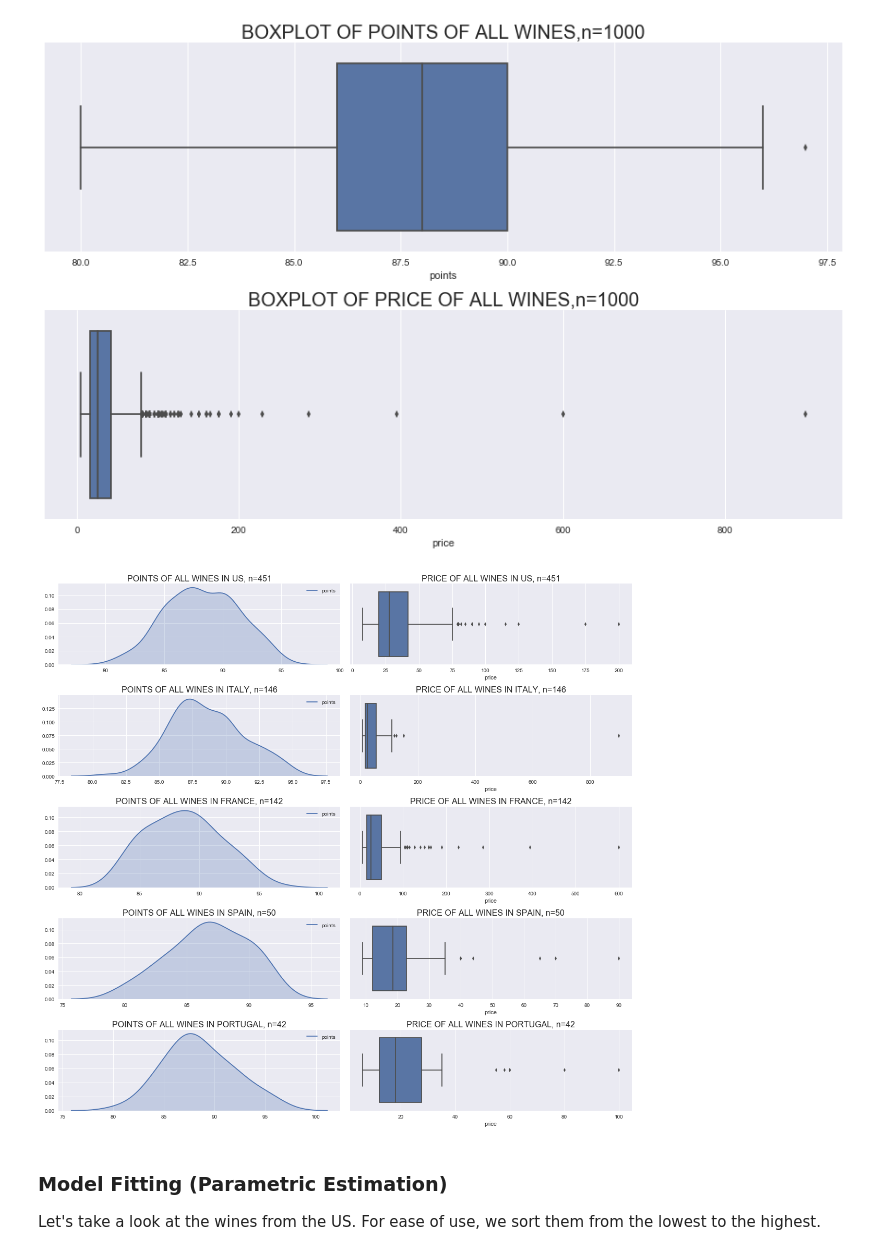
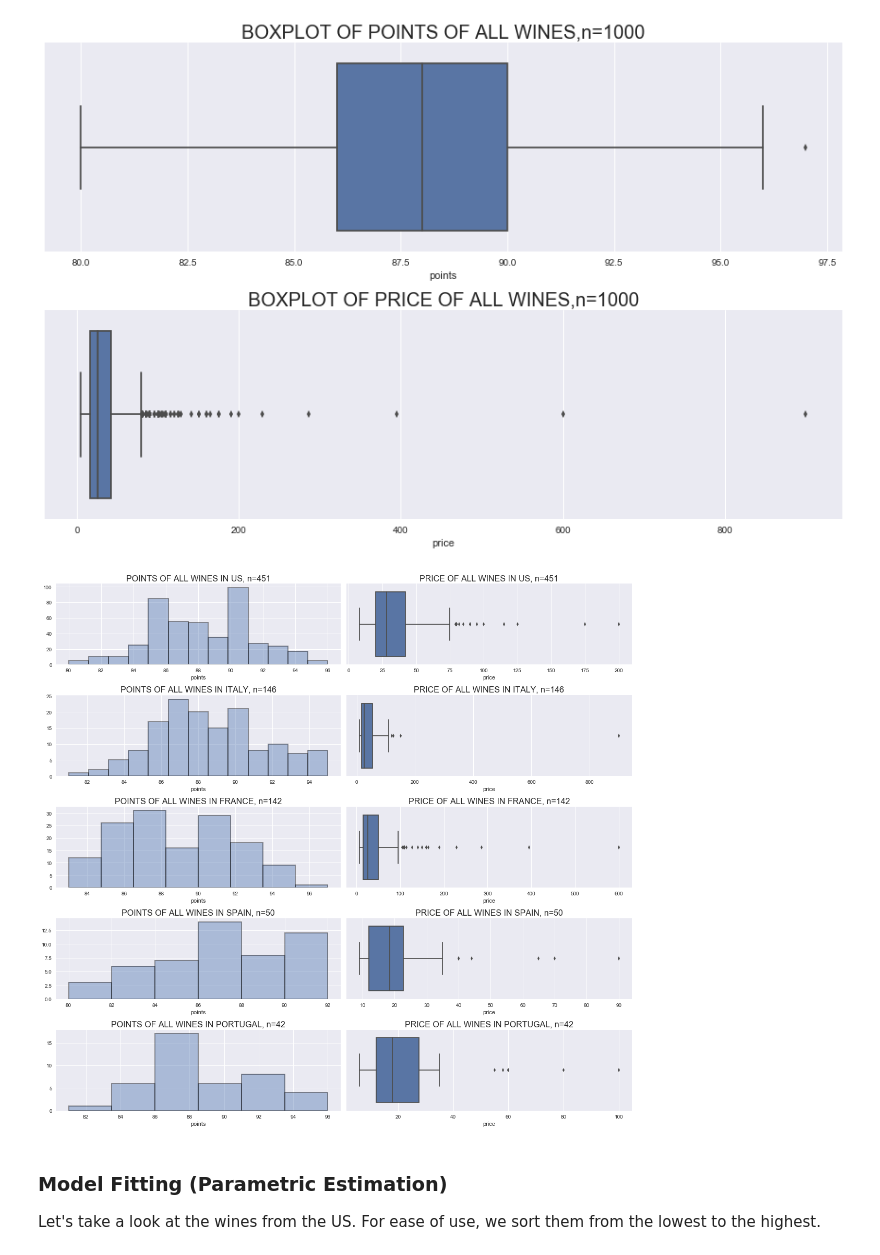
Before and after one commit to bryanblackbee/ds-learning-journey, a Jupyter notebook: jupyter_notebook/studies/1-completed/wines/wines.ipynb, the cells around one changed output. Drawn from its saved outputs; the diff is of its cells as text; code cells hidden in the pictures.

Commit message:
change to distplot

```diff
--- a/jupyter_notebook/studies/1-completed/wines/wines.ipynb
+++ b/jupyter_notebook/studies/1-completed/wines/wines.ipynb
@@ -43,24 +43,24 @@ plt.show()
 # %%
 # Find top 5 wine producing countries.
 top_countries = wines_df.groupby('country').size().reset_index(name='n').sort_values('n', ascending=False)[:5]['country'].tolist()
 
 # Plot for top 5 countries
 fig = plt.figure(figsize=(16, 15))
 i = 0
 for c in top_countries:
     c_df = wines_df[wines_df.country == c]
     i +=1
     ax1 = fig.add_subplot(5,2,i)
     i +=1
     ax2 = fig.add_subplot(5,2,i)
-    sns.kdeplot(c_df['points'], shade=True, ax=ax1)
+    sns.distplot(c_df['points'], kde=False, ax=ax1, hist_kws=dict(edgecolor="k", linewidth=2))
     ax1.set_title("POINTS OF ALL WINES IN %s, n=%d" % (c.upper(), c_df.shape[0]), fontsize=16)
     sns.boxplot(c_df['price'], ax=ax2)
     ax2.set_title("PRICE OF ALL WINES IN %s, n=%d" % (c.upper(), c_df.shape[0]), fontsize=16)
 fig.tight_layout()
 plt.show()
 # %% [output]
-[figure, old version]
+[figure, new version]
 # %% [markdown]
 ### Model Fitting (Parametric Estimation)
 
```
Also changed, not shown: parts of 1 cell of this notebook.
